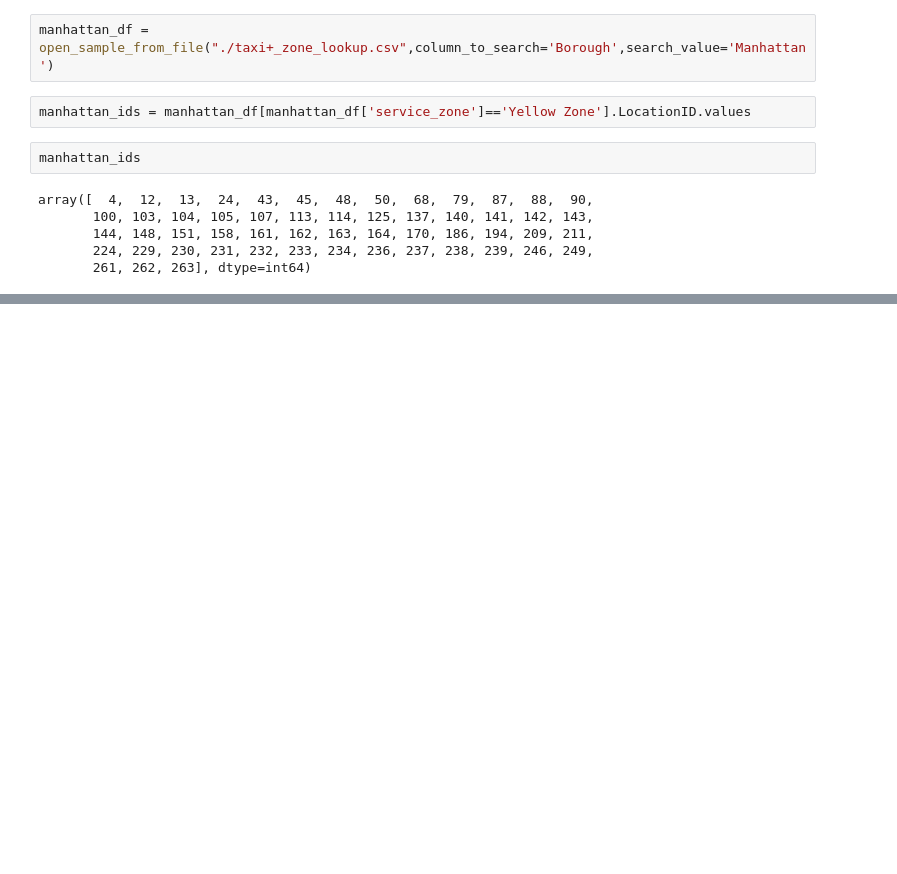
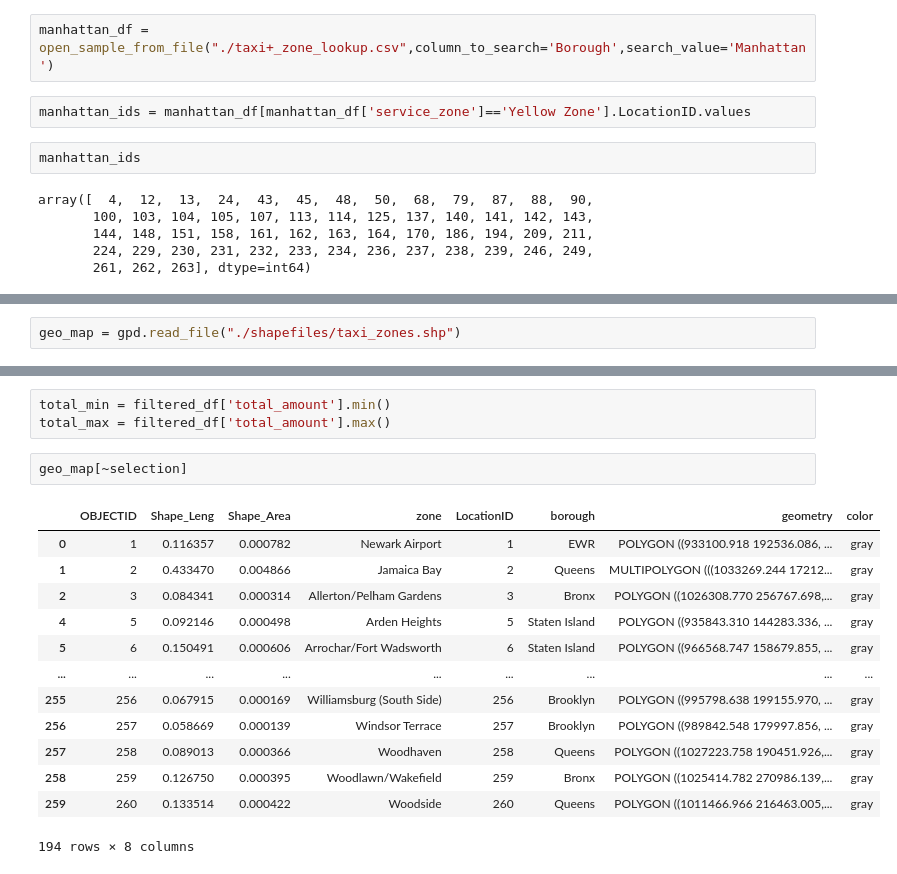
Before and after one commit to AbeRodz/Machine-learning, a Jupyter notebook: TPI.ipynb, the cells around one changed output, grey strips where cells are left out. Cells and saved outputs as stored; diff of their text form; blank space fills up the shorter version.

```diff
--- a/TPI.ipynb
+++ b/TPI.ipynb
@@ -67,0 +62,2 @@ df[df["PULocationID"].isin(manhattan_ids)]
+# %%
+geo_map = gpd.read_file("./shapefiles/taxi_zones.shp")
@@ -67,0 +86,19 @@ df[df["PULocationID"].isin(manhattan_ids)]
+# %%
+total_min = filtered_df['total_amount'].min()
+total_max = filtered_df['total_amount'].max()
+# %%
+geo_map[~selection]
+# %% [output]
+|  | OBJECTID | Shape_Leng | Shape_Area | zone | LocationID | borough | geometry | color |
+| 0 | 1 | 0.116357 | 0.000782 | Newark Airport | 1 | EWR | POLYGON ((933100.918 192536.086, ... | gray |
+| 1 | 2 | 0.433470 | 0.004866 | Jamaica Bay | 2 | Queens | MULTIPOLYGON (((1033269.244 17212... | gray |
+| 2 | 3 | 0.084341 | 0.000314 | Allerton/Pelham Gardens | 3 | Bronx | POLYGON ((1026308.770 256767.698,... | gray |
+| 4 | 5 | 0.092146 | 0.000498 | Arden Heights | 5 | Staten Island | POLYGON ((935843.310 144283.336, ... | gray |
+| 5 | 6 | 0.150491 | 0.000606 | Arrochar/Fort Wadsworth | 6 | Staten Island | POLYGON ((966568.747 158679.855, ... | gray |
+| ... | ... | ... | ... | ... | ... | ... | ... | ... |
+| 255 | 256 | 0.067915 | 0.000169 | Williamsburg (South Side) | 256 | Brooklyn | POLYGON ((995798.638 199155.970, ... | gray |
+| 256 | 257 | 0.058669 | 0.000139 | Windsor Terrace | 257 | Brooklyn | POLYGON ((989842.548 179997.856, ... | gray |
+| 257 | 258 | 0.089013 | 0.000366 | Woodhaven | 258 | Queens | POLYGON ((1027223.758 190451.926,... | gray |
+| 258 | 259 | 0.126750 | 0.000395 | Woodlawn/Wakefield | 259 | Bronx | POLYGON ((1025414.782 270986.139,... | gray |
+| 259 | 260 | 0.133514 | 0.000422 | Woodside | 260 | Queens | POLYGON ((1011466.966 216463.005,... | gray |
+194 rows × 8 columns
```
Also changed, not shown: parts of 8 cells of this notebook.
